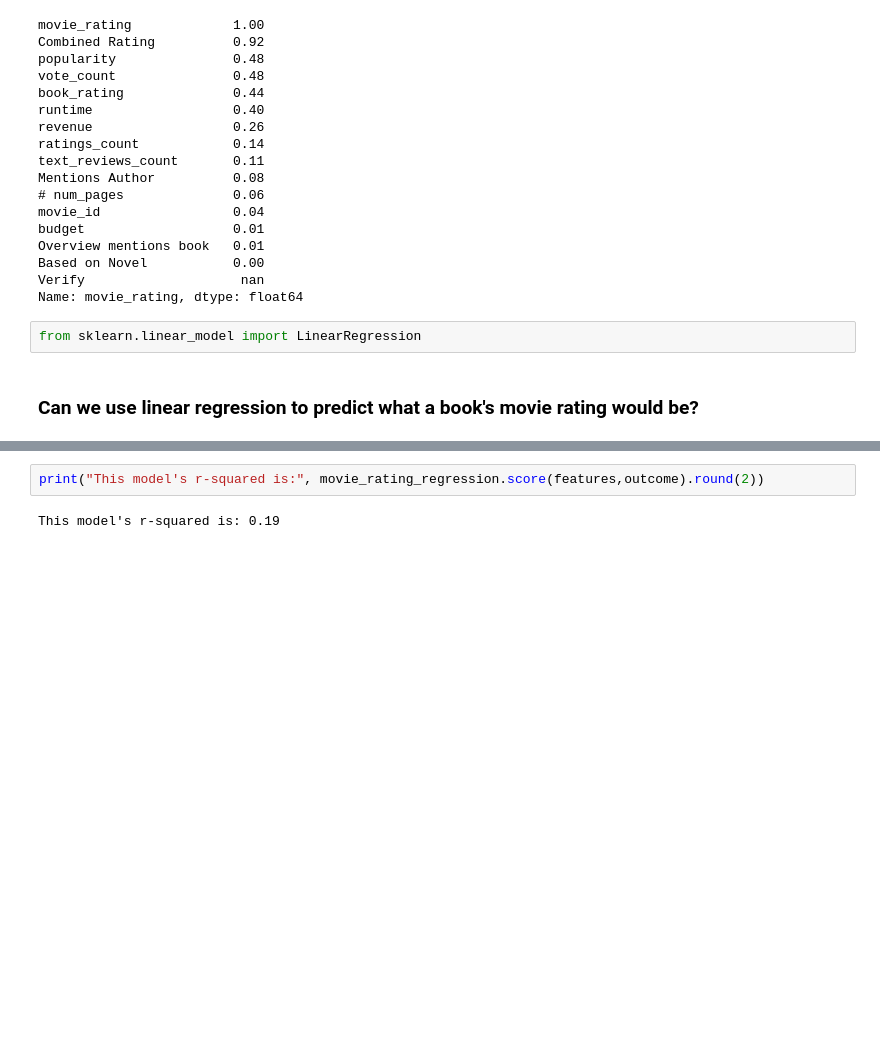
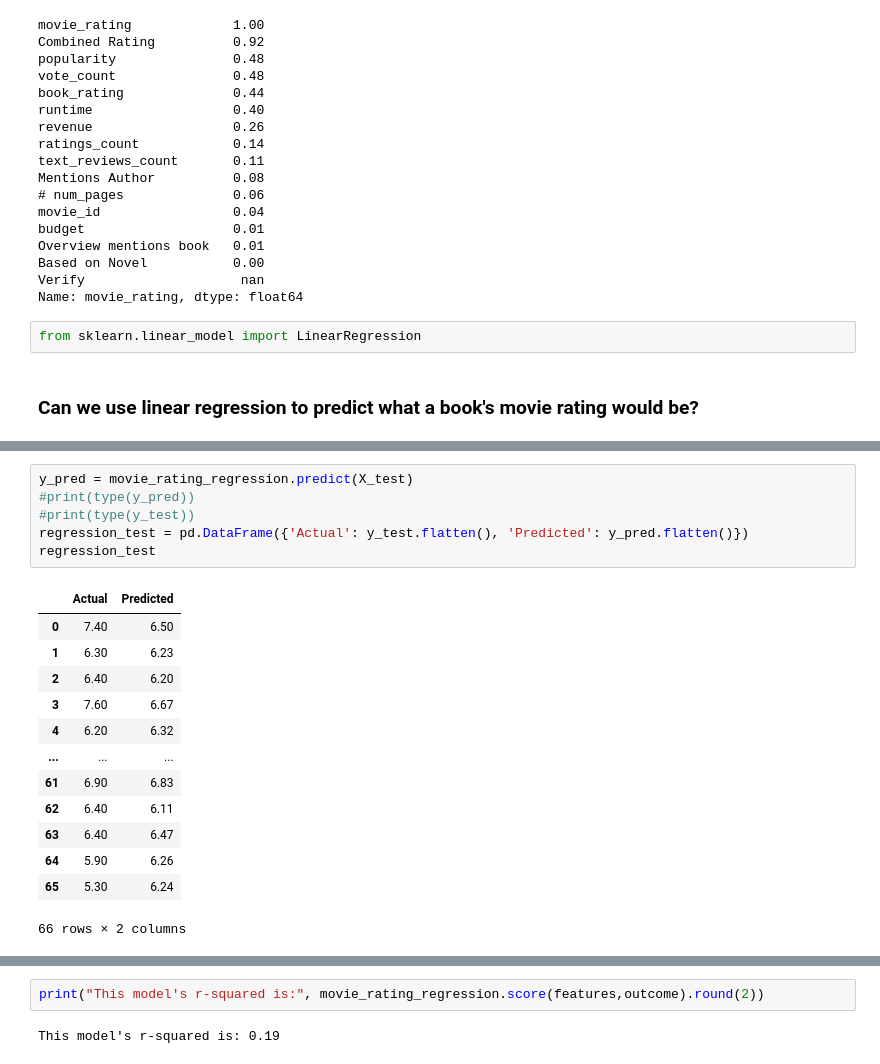
Before and after one commit to noahjett/Movie-Goodreads-Analysis, a Jupyter notebook: Book_Movie_Analysis.ipynb, the cells around one changed output, grey strips where cells are left out. Drawn from its saved outputs; the diff is of its cells as text; blank space fills up the shorter version.

```diff
--- a/Book_Movie_Analysis.ipynb
+++ b/Book_Movie_Analysis.ipynb
@@ -956,0 +962,20 @@ movie_rating_regression = LinearRegression().fit(features, outcome)
+# %%
+y_pred = movie_rating_regression.predict(X_test)
+#print(type(y_pred))
+#print(type(y_test))
+regression_test = pd.DataFrame({'Actual': y_test.flatten(), 'Predicted': y_pred.flatten()})
+regression_test
+# %% [output]
+|  | Actual | Predicted |
+| 0 | 7.40 | 6.50 |
+| 1 | 6.30 | 6.23 |
+| 2 | 6.40 | 6.20 |
+| 3 | 7.60 | 6.67 |
+| 4 | 6.20 | 6.32 |
+| ... | ... | ... |
+| 61 | 6.90 | 6.83 |
+| 62 | 6.40 | 6.11 |
+| 63 | 6.40 | 6.47 |
+| 64 | 5.90 | 6.26 |
+| 65 | 5.30 | 6.24 |
+66 rows × 2 columns
```
Also changed, not shown: parts of 26 cells of this notebook.
